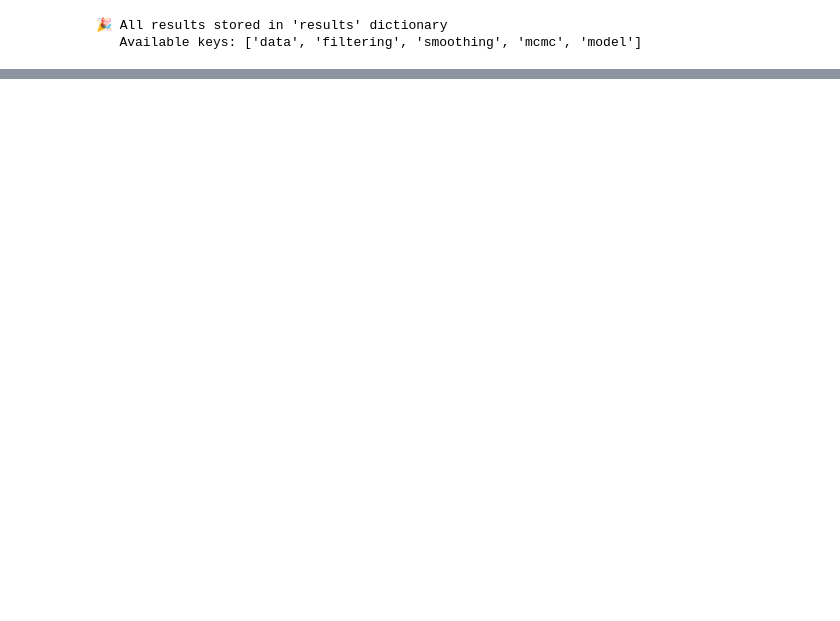
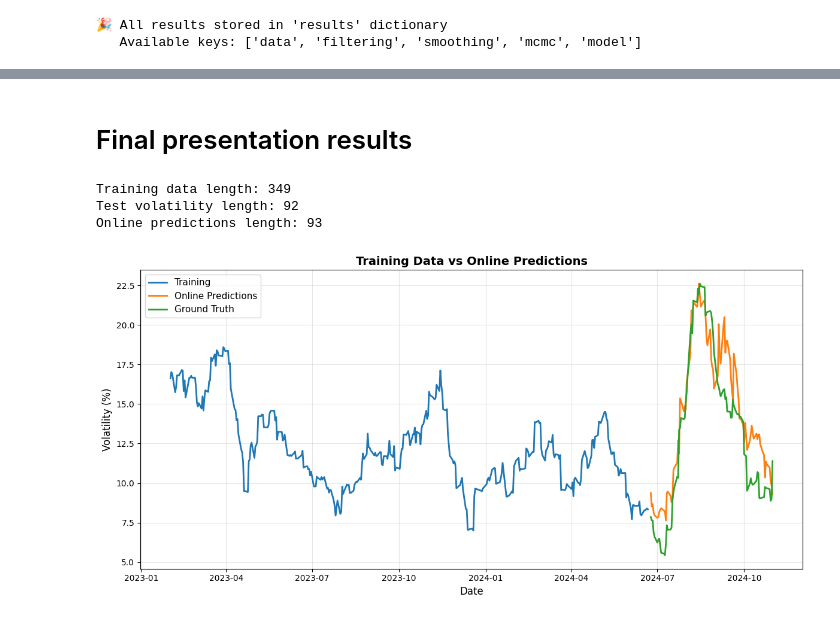
Before and after one commit to designed7000/UCL-Research-Project, a Jupyter notebook: Week1/Week1.ipynb, the cells around one changed output, grey strips where cells are left out. Drawn from its saved outputs; the diff is of its cells as text; code cells hidden in the pictures; blank space fills up the shorter version.

```diff
--- a/Week1/Week1.ipynb
+++ b/Week1/Week1.ipynb
@@ -2359,0 +1415,59 @@ Proper Bayesian approach:
+# %% [markdown]
+# Final presentation results
+# %%
+import seaborn as sns
+import matplotlib.pyplot as plt
+import pandas as pd
+import numpy as np
+
+# Calculate volatility for the entire dataset first
+window = 20
+all_returns = pd.concat([train_data_decimal['Returns'], test_data_decimal['Returns']])
+all_vol = all_returns.rolling(window=window).std() * np.sqrt(252) * 100
+all_vol = all_vol.dropna()
+
+# Split into training and test portions
+n_train = len(train_data_decimal)
+train_vol = all_vol.iloc[:n_train-window+1]  # Training portion
+test_vol = all_vol.iloc[n_train-window+1:]   # Test portion (continues seamlessly)
+
+# Get online predictions
+online_predictions = online_results['online_vol_estimates']
+
+# Create aligned datasets
+train_dates = train_vol.index
+test_dates = test_vol.index[:len(online_predictions)]
+
+# Check lengths and print for debugging
+print(f"Training data length: {len(train_dates)}")
+print(f"Test volatility length: {len(test_vol)}")
+print(f"Online predictions length: {len(online_predictions)}")
+
+# Make sure all arrays have the same length for test period
+min_test_length = min(len(test_dates), len(online_predictions))
+test_dates = test_dates[:min_test_length]
+online_predictions = online_predictions[:min_test_length]
+test_vol_aligned = test_vol.iloc[:min_test_length].values
+
+# Combine data for plotting
+plot_data = pd.DataFrame({
+    'Date': list(train_dates) + list(test_dates) + list(test_dates),
+    'Volatility': list(train_vol.values) + list(online_predictions) + list(test_vol_aligned),
+    'Type': ['Training'] * len(train_dates) + ['Online Predictions'] * len(test_dates) + ['Ground Truth'] * len(test_dates)
+})
+
+# Create the plot
+plt.figure(figsize=(12, 6))
+sns.lineplot(data=plot_data, x='Date', y='Volatility', hue='Type', linewidth=2)
+plt.title('Training Data vs Online Predictions', fontsize=14, fontweight='bold')
+plt.xlabel('Date', fontsize=12)
+plt.ylabel('Volatility (%)', fontsize=12)
+plt.grid(True, alpha=0.3)
+plt.legend(title='', fontsize=11)
+plt.tight_layout()
+plt.show()
+# %% [output]
+Training data length: 349
+Test volatility length: 92
+Online predictions length: 93
+[figure, added]
```
Also changed, not shown: parts of 26 cells of this notebook, 1 other file.
